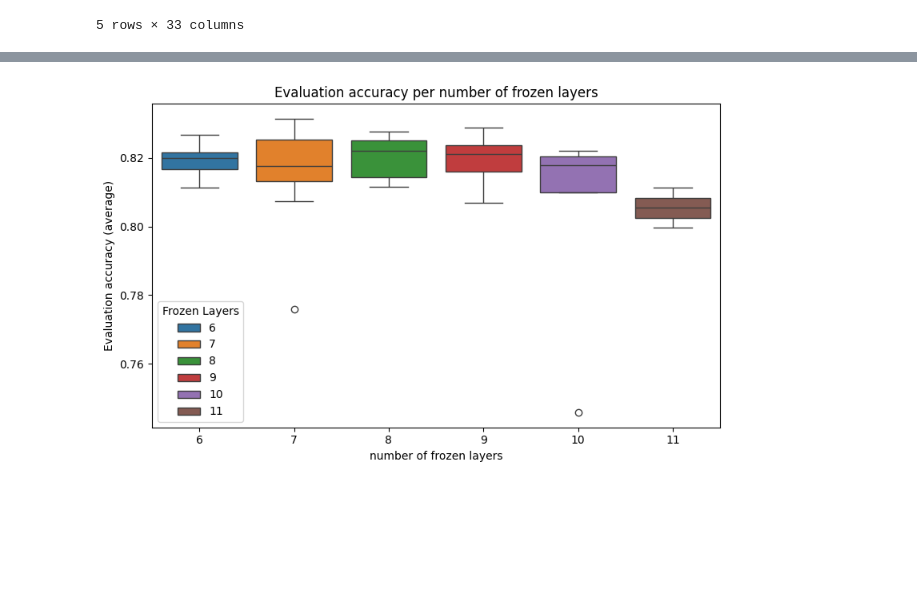
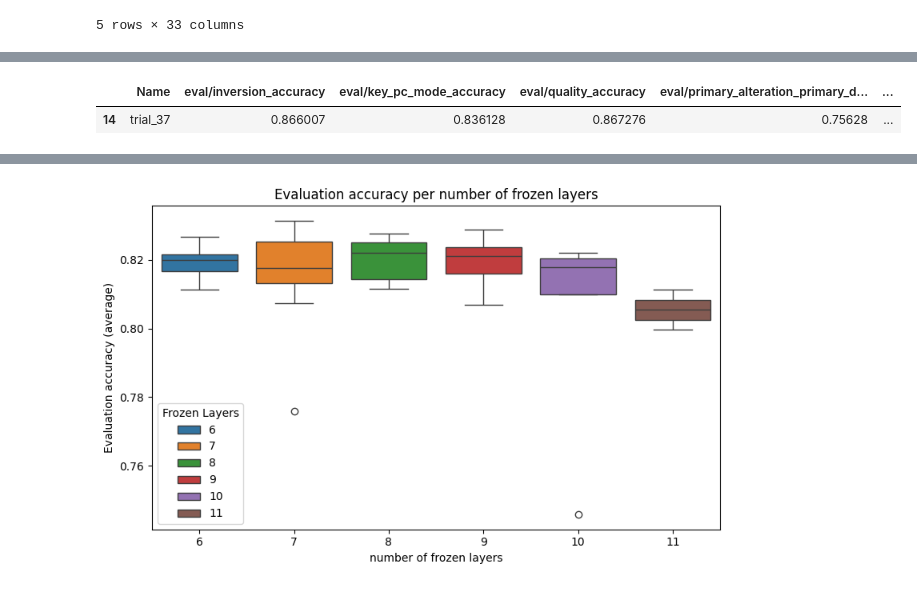
Before and after one commit to PulyaPolya/musicbert_hf, a Jupyter notebook: visualisations.ipynb, the cells around one changed output, grey strips where cells are left out. Saved outputs shown, nothing was run; the diff lists cells and outputs as text; code cells hidden in the pictures; blank space fills up the shorter version.

```diff
--- a/visualisations.ipynb
+++ b/visualisations.ipynb
@@ -106,0 +139,5 @@ df_baseline.sort_values(by = ["eval/accuracy"], ascending=False).tail(5)
+# %%
+df_baseline.loc[df_baseline["Name"] == "trial_37"]
+# %% [output]
+|  | Name | eval/inversion_accuracy | eval/key_pc_mode_accuracy | eval/quality_accuracy | eval/primary_alteration_primary_d... | ... |
+| 14 | trial_37 | 0.866007 | 0.836128 | 0.867276 | 0.75628 | ... |
```
Also changed, not shown: parts of 11 cells of this notebook.
